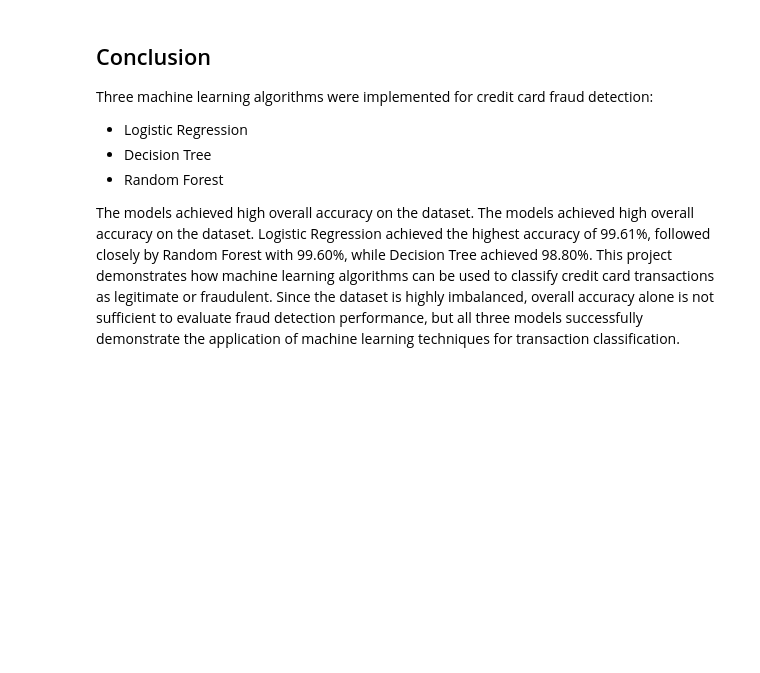
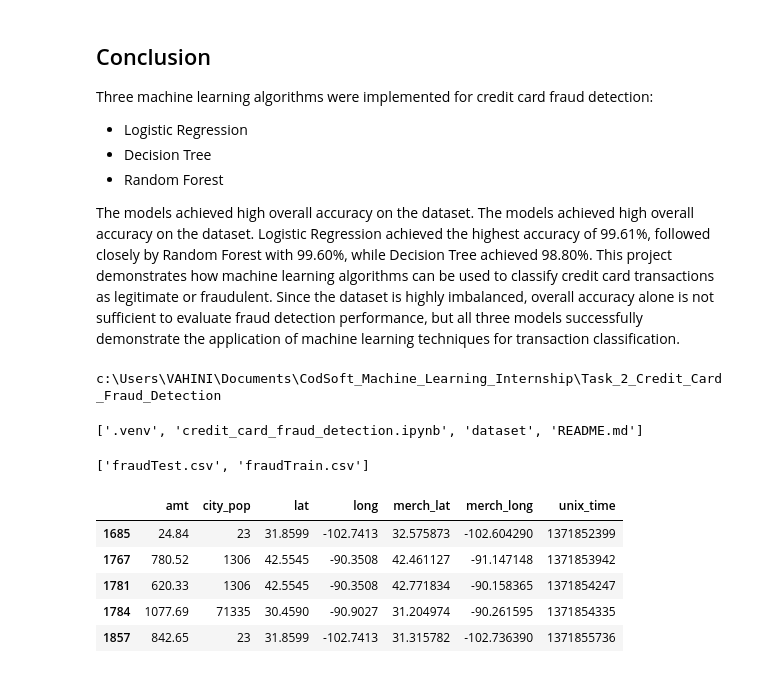
Before and after one commit to vahini7256/CODSOFT_ML_INTERNSHIP, a Jupyter notebook: Task_2_Credit_Card_Fraud_Detection/credit_card_fraud_detection.ipynb, the cells around one changed output. Drawn from its saved outputs; the diff is of its cells as text; code cells hidden in the pictures; blank space fills up the shorter version.

```diff
--- a/Task_2_Credit_Card_Fraud_Detection/credit_card_fraud_detection.ipynb
+++ b/Task_2_Credit_Card_Fraud_Detection/credit_card_fraud_detection.ipynb
@@ -283,0 +316,18 @@ The models achieved high overall accuracy on the dataset. The models achieved hi
+# %%
+import os
+
+print(os.getcwd())
+# %% [output]
+c:\Users\VAHINI\Documents\CodSoft_Machine_Learning_Internship\Task_2_Credit_Card_Fraud_Detection
+# %%
+import os
+
+print(os.listdir())
+# %% [output]
+['.venv', 'credit_card_fraud_detection.ipynb', 'dataset', 'README.md']
+# %%
+import os
+
+print(os.listdir("dataset"))
+# %% [output]
+['fraudTest.csv', 'fraudTrain.csv']
@@ -283,0 +336,21 @@ The models achieved high overall accuracy on the dataset. The models achieved hi
+# %%
+fraudTest = pd.read_csv("dataset/fraudTest.csv")
+# %%
+fraudTest[fraudTest["is_fraud"] == 1][
+    [
+        "amt",
+        "city_pop",
+        "lat",
+        "long",
+        "merch_lat",
+        "merch_long",
+        "unix_time"
+    ]
+].head(5)
+# %% [output]
+|  | amt | city_pop | lat | long | merch_lat | merch_long | unix_time |
+| 1685 | 24.84 | 23 | 31.8599 | -102.7413 | 32.575873 | -102.604290 | 1371852399 |
+| 1767 | 780.52 | 1306 | 42.5545 | -90.3508 | 42.461127 | -91.147148 | 1371853942 |
+| 1781 | 620.33 | 1306 | 42.5545 | -90.3508 | 42.771834 | -90.158365 | 1371854247 |
+| 1784 | 1077.69 | 71335 | 30.4590 | -90.9027 | 31.204974 | -90.261595 | 1371854335 |
+| 1857 | 842.65 | 23 | 31.8599 | -102.7413 | 31.315782 | -102.736390 | 1371855736 |
```
Also changed, not shown: parts of 16 cells of this notebook, 4 other files.
